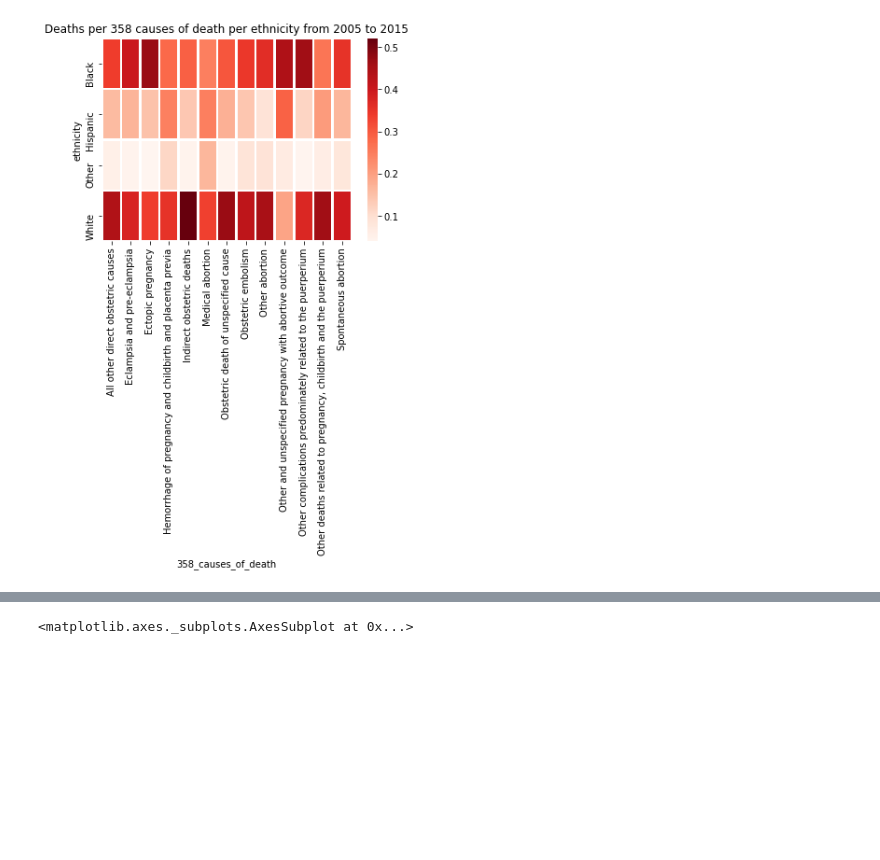
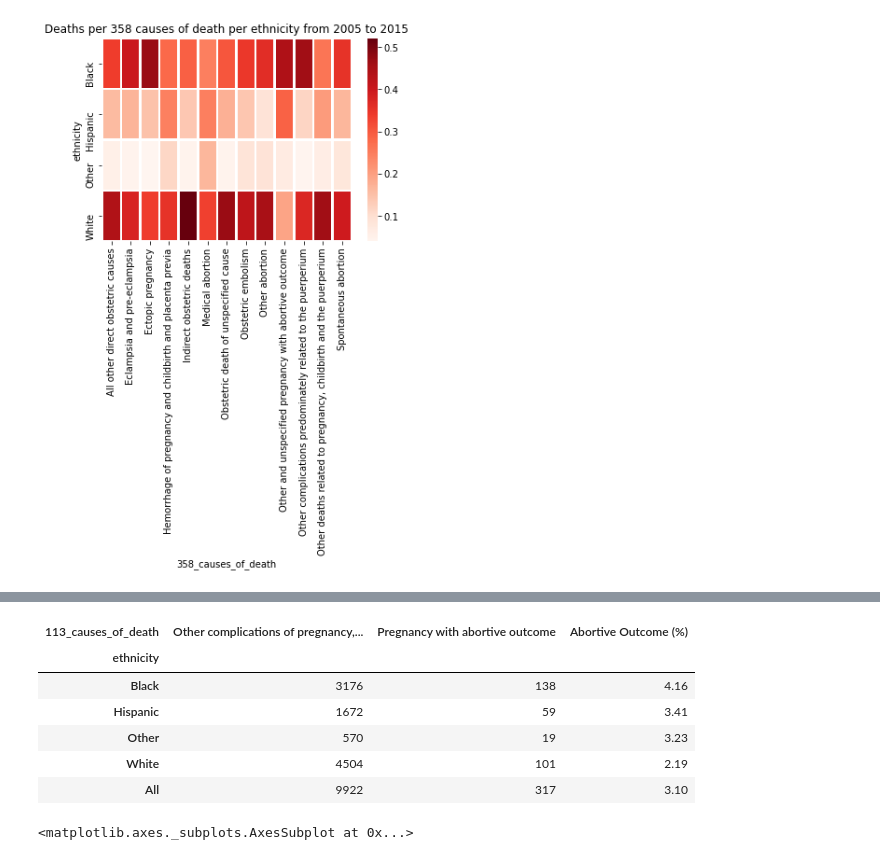
Before and after one commit to andrezafeu/maternal_mortality, a Jupyter notebook: EDA.ipynb, the cells around one changed output, grey strips where cells are left out. Cells and saved outputs as stored; diff of their text form; code cells hidden in the pictures; blank space fills up the shorter version.

```diff
--- a/EDA.ipynb
+++ b/EDA.ipynb
@@ -525,3 +522,18 @@ create_ethnicity_heatmap(df_non_hispanic, '113_causes_of_death', 'index')
+# %%
+def get_ct(df, var):
+    ct_res = pd.crosstab(df['ethnicity'], df[var], margins=True)
+    ct_res['Abortive Outcome (%)'] = round(ct_res['Pregnancy with abortive outcome']/ct_res['All']*100, 2)
+    return ct_res.drop(columns='All')
+# %%
+get_ct(df, '113_causes_of_death')
+# %% [output]
+| 113_causes_of_death | Other complications of pregnancy,... | Pregnancy with abortive outcome | Abortive Outcome (%) |
+| ethnicity |  |  |  |
+| Black | 3176 | 138 | 4.16 |
+| Hispanic | 1672 | 59 | 3.41 |
+| Other | 570 | 19 | 3.23 |
+| White | 4504 | 101 | 2.19 |
+| All | 9922 | 317 | 3.10 |
 # %%
 create_ethnicity_heatmap(df, 'day_of_week_of_death', 'index')
 # %% [output]
```
Also changed, not shown: parts of 10 cells of this notebook.
